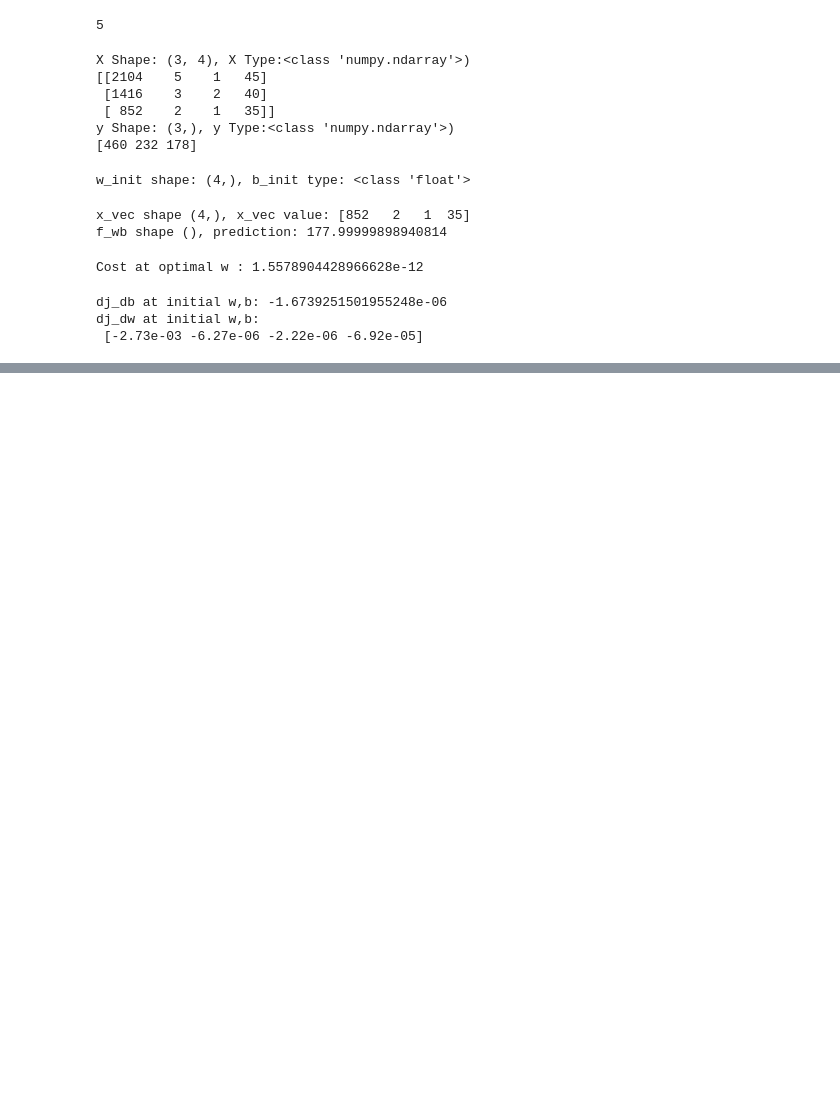
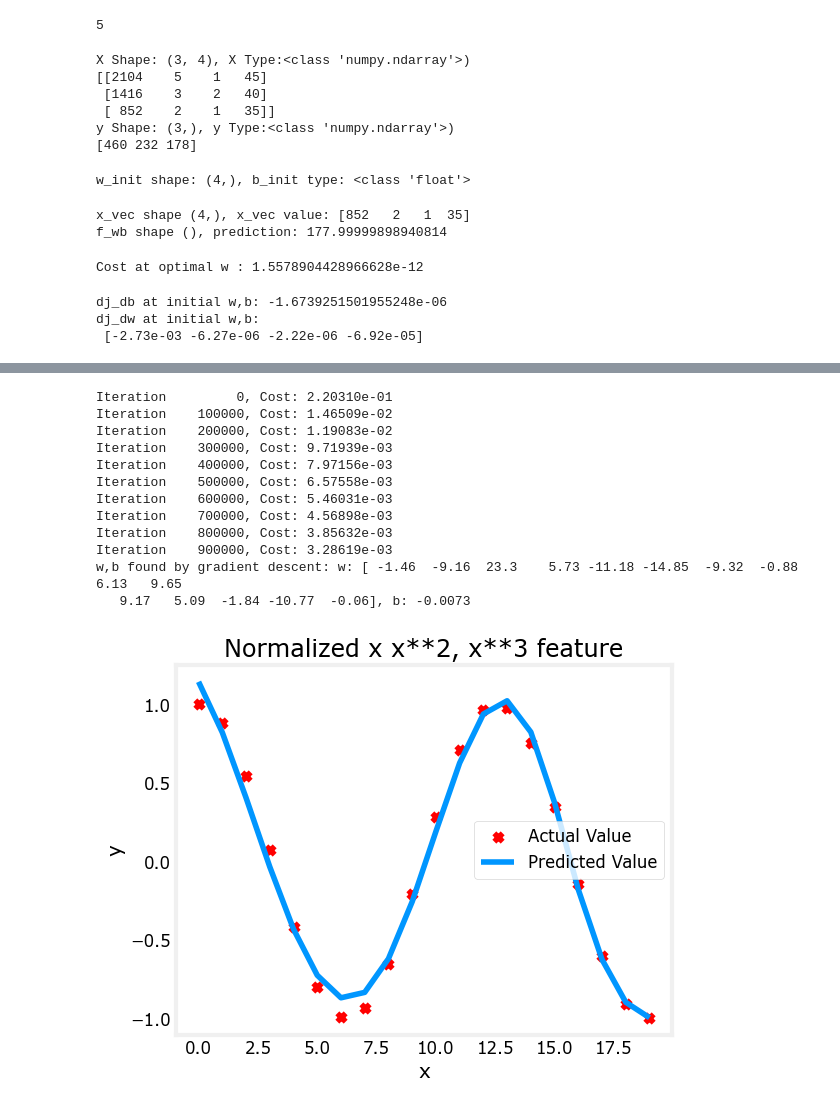
Before and after one commit to vikassrivastava18/Machine-Learning, a Jupyter notebook: ml/supervide-learning/week2/Multiple_variable.ipynb, the cells around one changed output, grey strips where cells are left out. Drawn from its saved outputs; the diff is of its cells as text; code cells hidden in the pictures; blank space fills up the shorter version.

```diff
--- a/ml/supervide-learning/week2/Multiple_variable.ipynb
+++ b/ml/supervide-learning/week2/Multiple_variable.ipynb
@@ -172,0 +203,21 @@ def gradient_descent(X, y, w_in, b_in, cost_function, gradient_function, alpha,
+# %%
+def zscore_normalize_features(X):
+    """
+    computes  X, zcore normalized by column
+
+    Args:
+      X (ndarray (m,n))     : input data, m examples, n features
+
+    Returns:
+      X_norm (ndarray (m,n)): input normalized by column
+      mu (ndarray (n,))     : mean of each feature
+      sigma (ndarray (n,))  : standard deviation of each feature
+    """
+    # find the mean of each column/feature
+    mu     = np.mean(X, axis=0)                 # mu will have shape (n,)
+    # find the standard deviation of each column/feature
+    sigma  = np.std(X, axis=0)                  # sigma will have shape (n,)
+    # element-wise, subtract mu for that column from each example, divide by std for that column
+    X_norm = (X - mu) / sigma
+
+    return (X_norm, mu, sigma)
@@ -172,0 +366,25 @@ def gradient_descent(X, y, w_in, b_in, cost_function, gradient_function, alpha,
+# %%
+x = np.arange(0,20,1)
+y = np.cos(x/2)
+
+X = np.c_[x, x**2, x**3,x**4, x**5, x**6, x**7, x**8, x**9, x**10, x**11, x**12, x**13, x**14, x**15]
+X = zscore_normalize_features(X)
+
+model_w,model_b = run_gradient_descent_feng(X, y, iterations=1000000, alpha = 1e-1)
+
+plt.scatter(x, y, marker='x', c='r', label="Actual Value"); plt.title("Normalized x x**2, x**3 feature")
+plt.plot(x,X@model_w + model_b, label="Predicted Value"); plt.xlabel("x"); plt.ylabel("y"); plt.legend(); plt.show()
+# %% [output]
+Iteration         0, Cost: 2.20310e-01
+Iteration    100000, Cost: 1.46509e-02
+Iteration    200000, Cost: 1.19083e-02
+Iteration    300000, Cost: 9.71939e-03
+Iteration    400000, Cost: 7.97156e-03
+Iteration    500000, Cost: 6.57558e-03
+Iteration    600000, Cost: 5.46031e-03
+Iteration    700000, Cost: 4.56898e-03
+Iteration    800000, Cost: 3.85632e-03
+Iteration    900000, Cost: 3.28619e-03
+w,b found by gradient descent: w: [ -1.46  -9.16  23.3    5.73 -11.18 -14.85  -9.32  -0.88   6.13   9.65
+   9.17   5.09  -1.84 -10.77  -0.06], b: -0.0073
+[figure, added]
```
Also changed, not shown: parts of 13 cells of this notebook, 2 other files.
